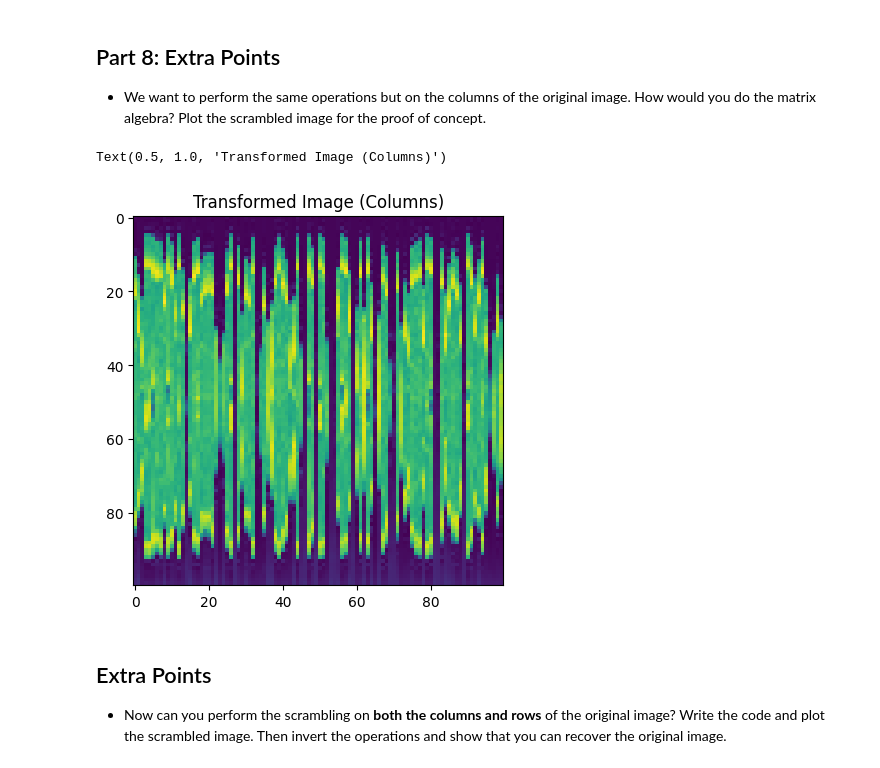
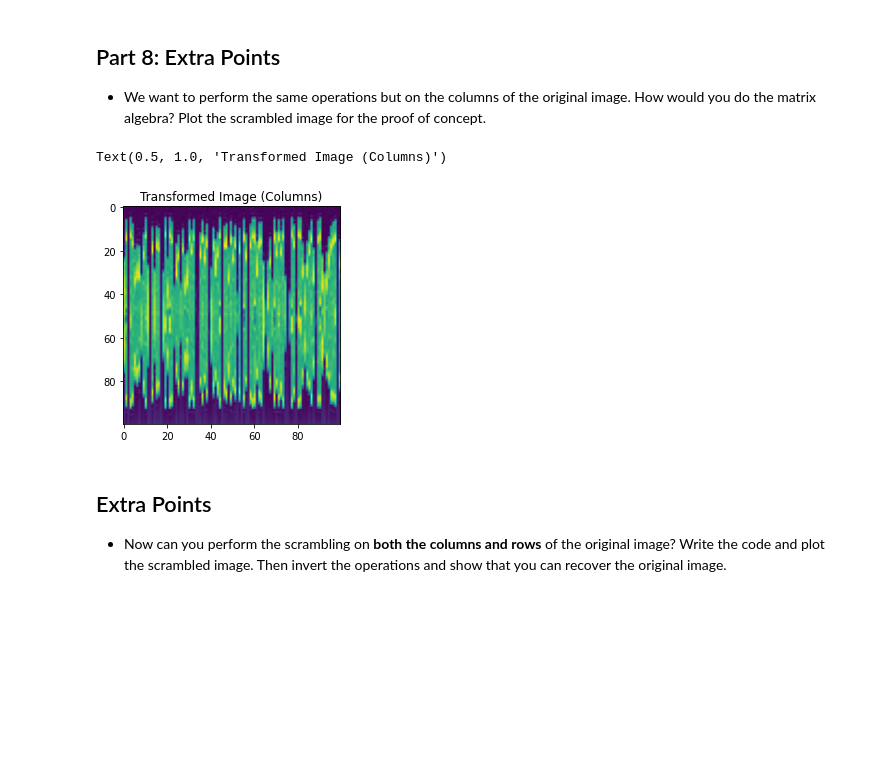
Before and after one commit to jordanhilado/cecs-457-applied-machine-learning, a Jupyter notebook: HW1/HW1.ipynb, the cells around one changed output. Cells and saved outputs as stored; diff of their text form; code cells hidden in the pictures; blank space fills up the shorter version.

```diff
--- a/HW1/HW1.ipynb
+++ b/HW1/HW1.ipynb
@@ -21,7 +21,7 @@ import matplotlib.pyplot as plt
 # %% [markdown]
 PIL stands for Python Imaging Library, and it provides the necessary tools and functions for handling images in Python. It is used for image processing, manipulation, and analysis.
 # %%
-image = np.array(Image.open('../../Images/lemon.jpeg'))
+image = np.array(Image.open('./Images/lemon.jpeg'))
 # %% [markdown]
 ## Part 1
 
@@ -214,12 +213,24 @@ Text(0.5, 1.0, 'Inverse Transformed Image (Rows)')
 
 * We want to perform the same operations but on the columns of the original image. How would you do the matrix algebra? Plot the scrambled image for the proof of concept.
 # %%
-transformed_image_cols = np.matmul(img_average_channel, T)
+# Get the number of columns in the image
+cols = np.arange(img_average_channel.shape[1])
+
+# Shuffle the columns
+np.random.shuffle(cols)
+
+# Create a new identity matrix that takes in the shuffled columns
+T_cols = identity_matrix[:, cols]
+
+# Multiply the image by the new column-shuffled identity matrix
+transformed_image_cols = np.matmul(img_average_channel, T_cols)
+
+# Show the transformed image
 plt.imshow(transformed_image_cols)
 plt.title("Transformed Image (Columns)")
 # %% [output]
 Text(0.5, 1.0, 'Transformed Image (Columns)')
-[figure, old version]
+[figure, new version]
 # %% [markdown]
 ## Extra Points
 
```
Also changed, not shown: parts of 8 cells of this notebook, 2 other files.
